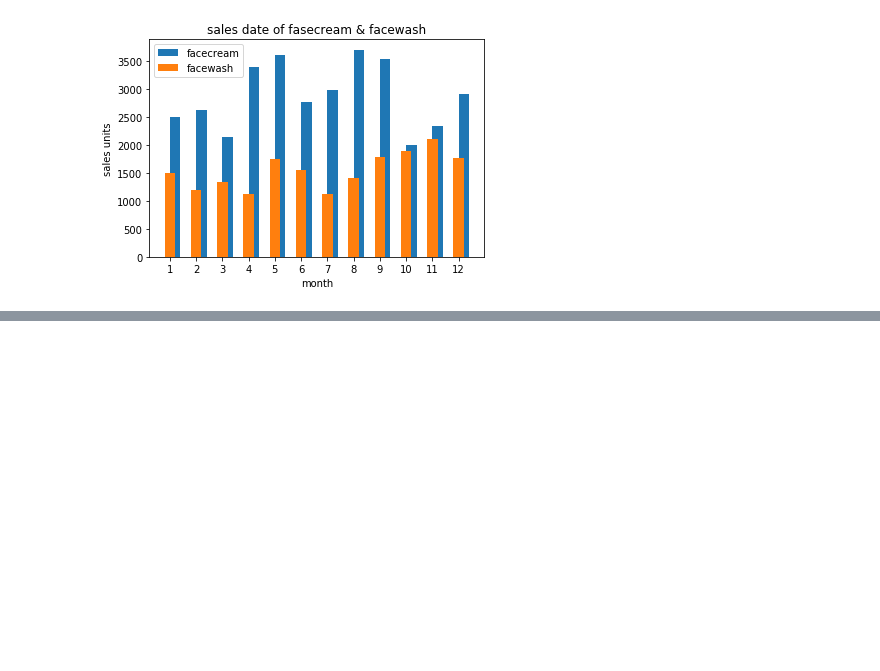
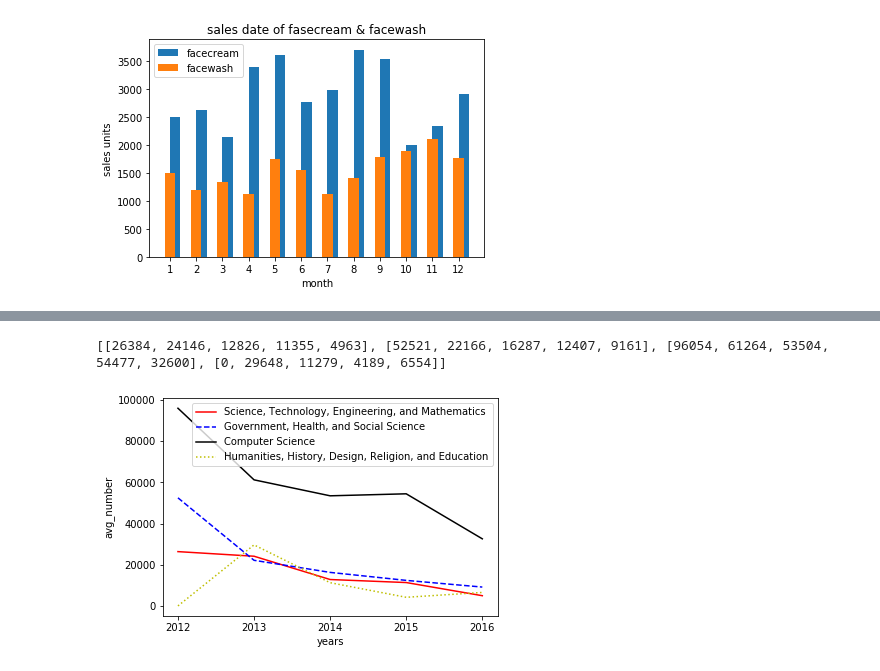
Before and after one commit to jiaoguoning/ipynbfiles, a Jupyter notebook: pythonppt/Xueli4.ipynb, the cells around one changed output, grey strips where cells are left out. Saved outputs shown, nothing was run; the diff lists cells and outputs as text; code cells hidden in the pictures; blank space fills up the shorter version.

```diff
--- a/pythonppt/Xueli4.ipynb
+++ b/pythonppt/Xueli4.ipynb
@@ -178,0 +258,38 @@ plt.bar?
+# %%
+import csv
+import numpy as np
+import matplotlib.pyplot as plt
+
+with open('appendix.csv', 'rt') as fin:
+    cin = csv.reader(fin)
+    villains = [row for row in cin]
+
+dataset = np.array(villains)
+class_set = list(set(list(dataset[1:, 5]))) # 总共有几种主题
+years = sorted(list(set([i[6:] for i in dataset[1:, 2]])))
+sample = dataset[1:, (2, 5, 8)]
+
+all_data = list()
+for title in class_set:
+    data = list()
+    for year in years:
+        nums = list()
+        for sam in sample:
+            if sam[0][-4:]==year and title==sam[1]:
+                nums.append(int(sam[2]))
+        data.append(round(sum(nums)/len(nums)) if len(nums)!=0 else 0)
+    all_data.append(data)
+
+plt.xlabel('years')
+plt.ylabel('avg_number')
+plt.plot(years, all_data[0], 'r-')
+plt.plot(years, all_data[1], 'b--')
+plt.plot(years, all_data[2], 'k-')
+plt.plot(years, all_data[3], 'y:')
+plt.legend(class_set, loc=1)
+
+plt.savefig('xueli11-4.png')
+plt.show()
+# %% [output]
+[[26384, 24146, 12826, 11355, 4963], [52521, 22166, 16287, 12407, 9161], [96054, 61264, 53504, 54477, 32600], [0, 29648, 11279, 4189, 6554]]
+[figure, added]
```
Also changed, not shown: parts of 5 cells of this notebook, 7 other files.
